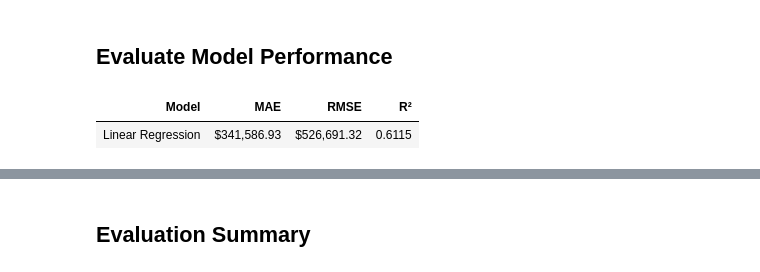
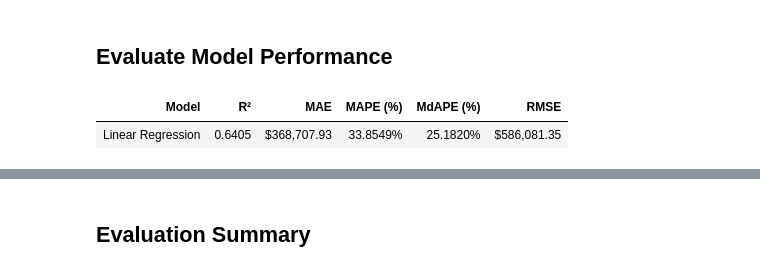
Before and after one commit to jasperfc/IDX-Exchange, a Jupyter notebook: Notebook/notebook_03_baseline_model.ipynb, the cells around one changed output, grey strips where cells are left out. Drawn from its saved outputs; the diff is of its cells as text; code cells hidden in the pictures.

```diff
--- a/Notebook/notebook_03_baseline_model.ipynb
+++ b/Notebook/notebook_03_baseline_model.ipynb
@@ -24,18 +35,13 @@ from sklearn.metrics import (r2_score, mean_absolute_error, root_mean_squared_er
 # Load csv files into dataframe
 data_dir = Path("../data/cleaned_full")
 paths = {
-    "full": data_dir / "cleaned_crmls.csv",
-    "train": data_dir / "train_clean.csv",
-    "test": data_dir / "test_clean.csv",
-    "train_encoded": data_dir / "train_encoded.csv",
-    "test_encoded": data_dir / "test_encoded.csv",
+    "train_encoded": data_dir / f"train_encoded_{TRAIN_MONTHS}m.csv",
+    "test_encoded": data_dir / f"test_encoded_{TRAIN_MONTHS}m.csv",
 }
 dfs = {
     name: pd.read_csv(path, low_memory = False)
     for name, path in paths.items()
 }
-# full_df = dfs["full"]
-# train_df = dfs["train"]
-# test_df = dfs["test"]
 train_encoded_df = dfs["train_encoded"]
 test_encoded_df = dfs["test_encoded"]
+print(f"Training Window: {TRAIN_MONTHS} months")
@@ -101,22 +111,28 @@ y_pred = model.predict(x_test)
 # %%
 # R-squared
 r2 = r2_score(y_test, y_pred)
 # Other results
 mae = mean_absolute_error(y_test, y_pred)
+mape = mean_absolute_percentage_error(y_test, y_pred) * 100
+mdape = np.median(np.abs((y_test - y_pred) / y_test)) * 100
 rmse = root_mean_squared_error(y_test, y_pred)
 # Organize Results to dataframe
 results = pd.DataFrame({
     "Model": ["Linear Regression"],
+    "R²": [r2],
     "MAE": [mae],
-    "RMSE": [rmse],
-    "R²": [r2]
+    "MAPE (%)": [mape],
+    "MdAPE (%)": [mdape],
+    "RMSE": [rmse]
 })
-
+# Convert to Dataframe
 results.style.format({
+    "R²": "{:.4f}",
     "MAE": "${:,.2f}",
-    "RMSE": "${:,.2f}",
-    "R²": "{:.4f}"
+    "MAPE (%)": "{:.4f}%",
+    "MdAPE (%)": "{:.4f}%",
+    "RMSE": "${:,.2f}"
 }).hide(axis = "index")
 # %% [output]
-| Model | MAE | RMSE | R² |
-| Linear Regression | $341,586.93 | $526,691.32 | 0.6115 |
+| Model | R² | MAE | MAPE (%) | MdAPE (%) | RMSE |
+| Linear Regression | 0.6405 | $368,707.93 | 33.8549% | 25.1820% | $586,081.35 |
```
Also changed, not shown: parts of 12 cells of this notebook, 14 other files.
